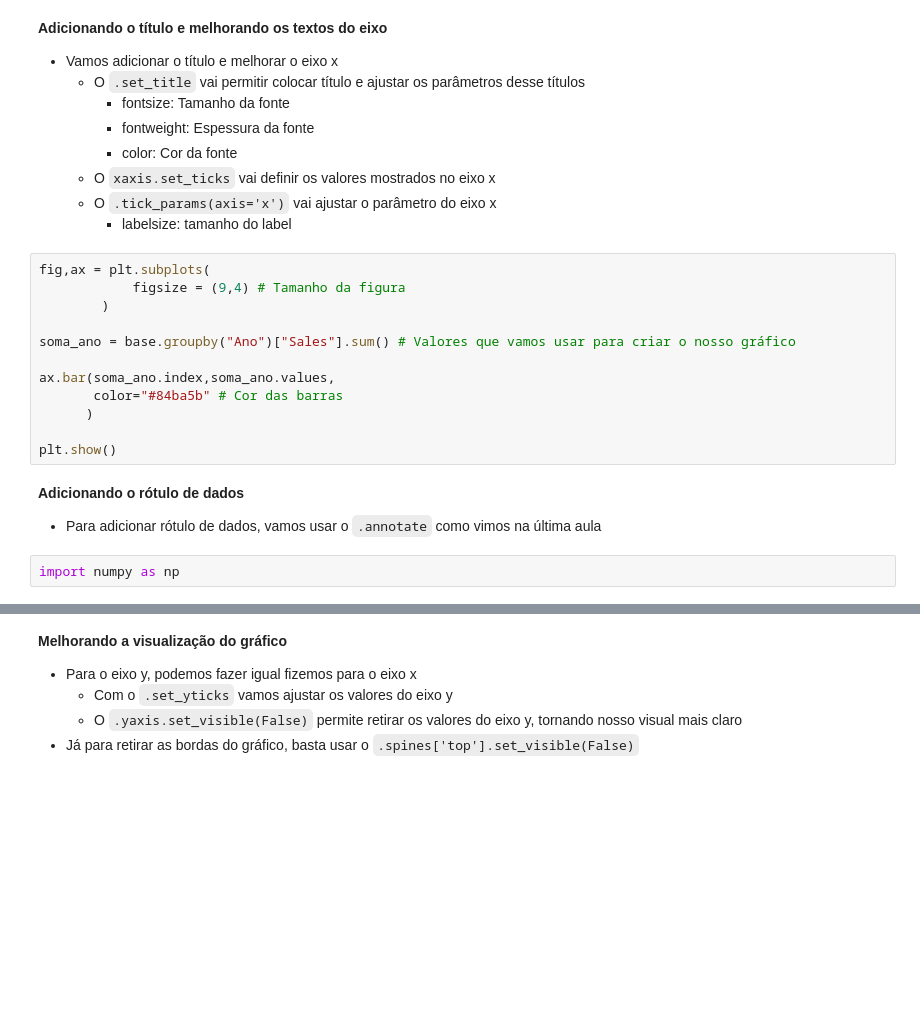
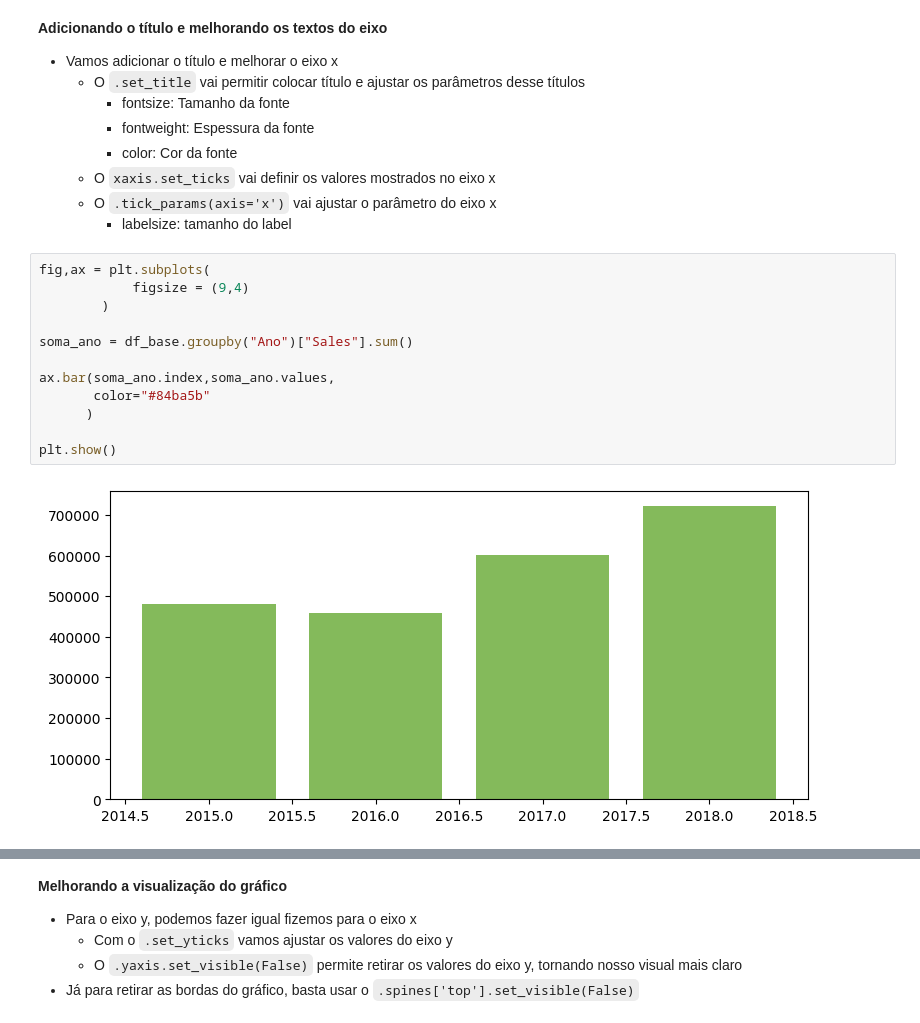
Before and after one commit to PauloViniciusR/PROJ_apresentacao_executiva, a Jupyter notebook: index.ipynb, the cells around one changed output, grey strips where cells are left out. Saved outputs shown, nothing was run; the diff lists cells and outputs as text; blank space fills up the shorter version.

```diff
--- a/index.ipynb
+++ b/index.ipynb
@@ -213,20 +212,17 @@ import matplotlib.pyplot as plt
         - labelsize: tamanho do label
 # %%
 fig,ax = plt.subplots(
-            figsize = (9,4) # Tamanho da figura
+            figsize = (9,4)
         )
 
-soma_ano = base.groupby("Ano")["Sales"].sum() # Valores que vamos usar para criar o nosso gráfico
+soma_ano = df_base.groupby("Ano")["Sales"].sum()
 
 ax.bar(soma_ano.index,soma_ano.values,
-       color="#84ba5b" # Cor das barras
+       color="#84ba5b"
       )
 
 plt.show()
+# %% [output]
+[figure, added]
-# %% [markdown]
-**Adicionando o rótulo de dados**
-- Para adicionar rótulo de dados, vamos usar o `.annotate` como vimos na última aula
-# %%
-import numpy as np
 # %%
 fig,ax = plt.subplots(
```
Also changed, not shown: parts of 5 cells of this notebook.
